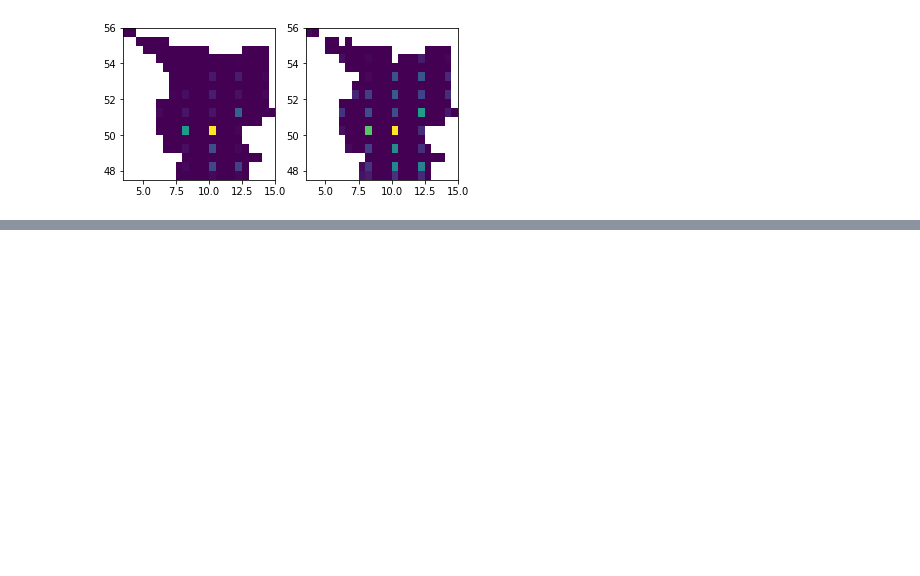
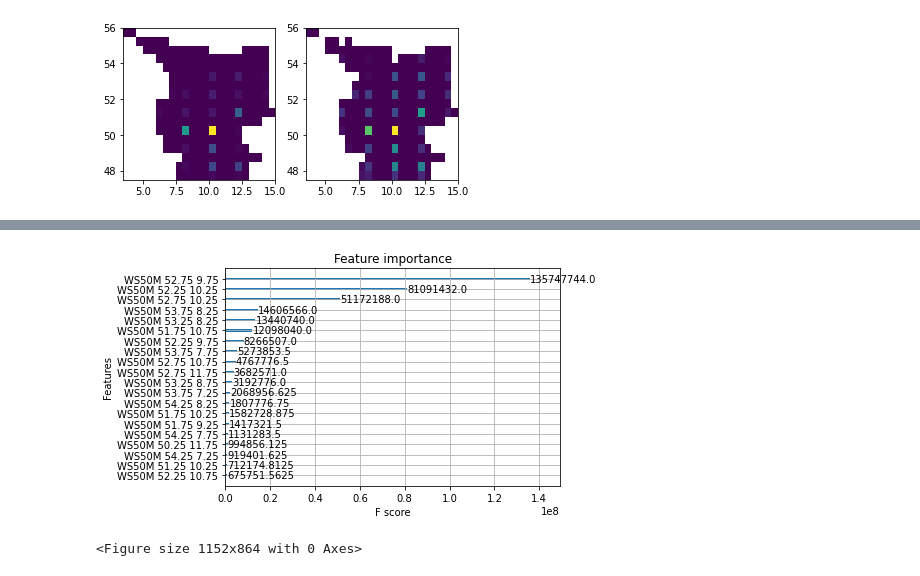
Before and after one commit to niko-nikolay/RenewableEnergyForecastML, a Jupyter notebook: notebooks/learn_data.ipynb, the cells around one changed output, grey strips where cells are left out. Saved outputs shown, nothing was run; the diff lists cells and outputs as text; code cells hidden in the pictures; blank space fills up the shorter version.

```diff
--- a/notebooks/learn_data.ipynb
+++ b/notebooks/learn_data.ipynb
@@ -367,0 +434,8 @@ f_map
+# %%
+ax = xgb.plot_importance(wind_stationary_regressor, max_num_features=20, importance_type='total_gain')
+#ax.set_xscale('log')
+plt.figure(figsize = (16, 12))
+plt.show()
+# %% [output]
+[figure, added]
+<Figure size 1152x864 with 0 Axes>
```
Also changed, not shown: parts of 44 cells of this notebook.
